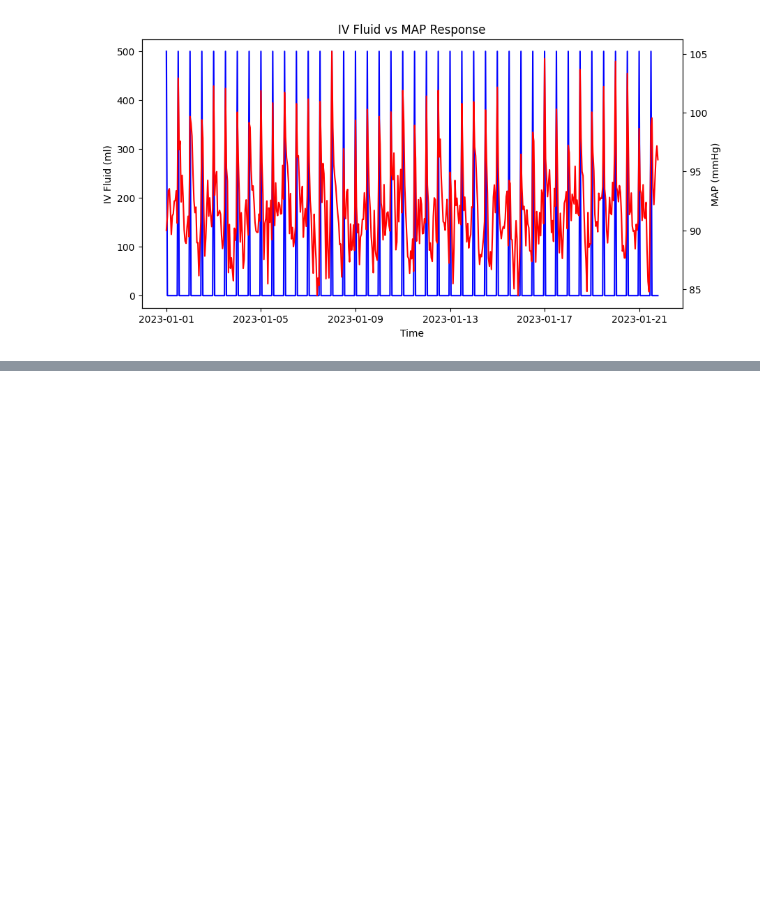
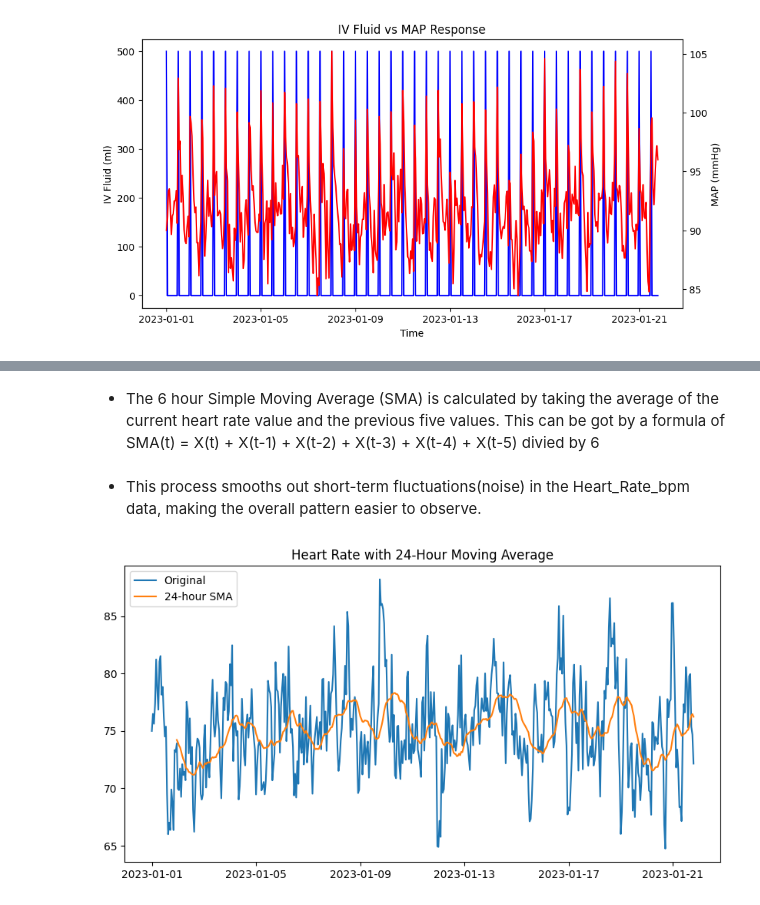
Before and after one commit to Agumekenneth/Time-series-, a Jupyter notebook: Remedial Test/Test.ipynb, the cells around one changed output, grey strips where cells are left out. Cells and saved outputs as stored; diff of their text form; code cells hidden in the pictures; blank space fills up the shorter version.

```diff
--- a/Remedial Test/Test.ipynb
+++ b/Remedial Test/Test.ipynb
@@ -82,0 +104,15 @@ plt.show()
+# %% [markdown]
+- The 6 hour Simple Moving Average (SMA) is calculated by taking the average of the current heart rate value and the previous five values. This can be got by a formula of SMA(t) = X(t) + X(t-1) + X(t-2) + X(t-3) + X(t-4) + X(t-5) divied by 6
+# %% [markdown]
+- This process smooths out short-term fluctuations(noise) in the Heart_Rate_bpm data, making the overall pattern easier to observe.
+# %%
+df['HR_SMA_24'] = df['Heart_Rate_bpm'].rolling(window=24).mean()
+
+plt.figure(figsize=(10,5))
+plt.plot(df['Heart_Rate_bpm'], label='Original')
+plt.plot(df['HR_SMA_24'], label='24-hour SMA')
+plt.legend()
+plt.title("Heart Rate with 24-Hour Moving Average")
+plt.show()
+# %% [output]
+[figure, added]
```
Also changed, not shown: parts of 12 cells of this notebook.
